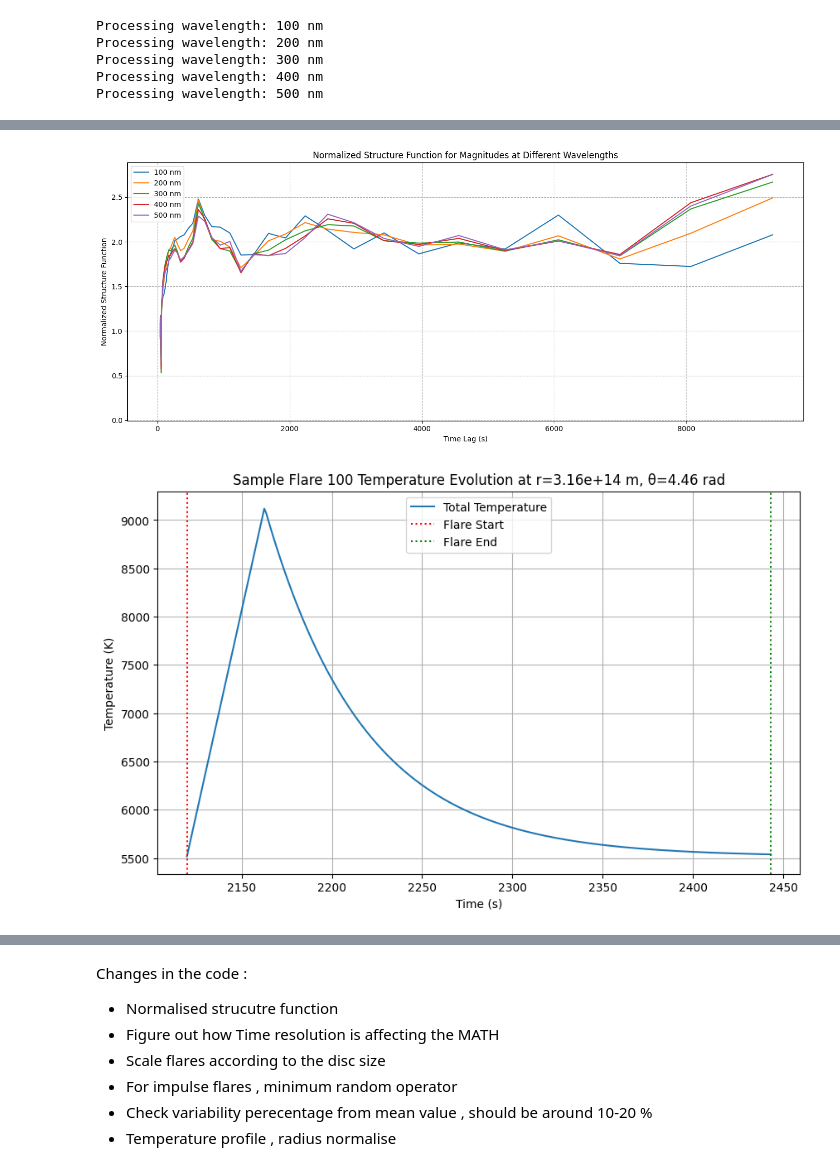
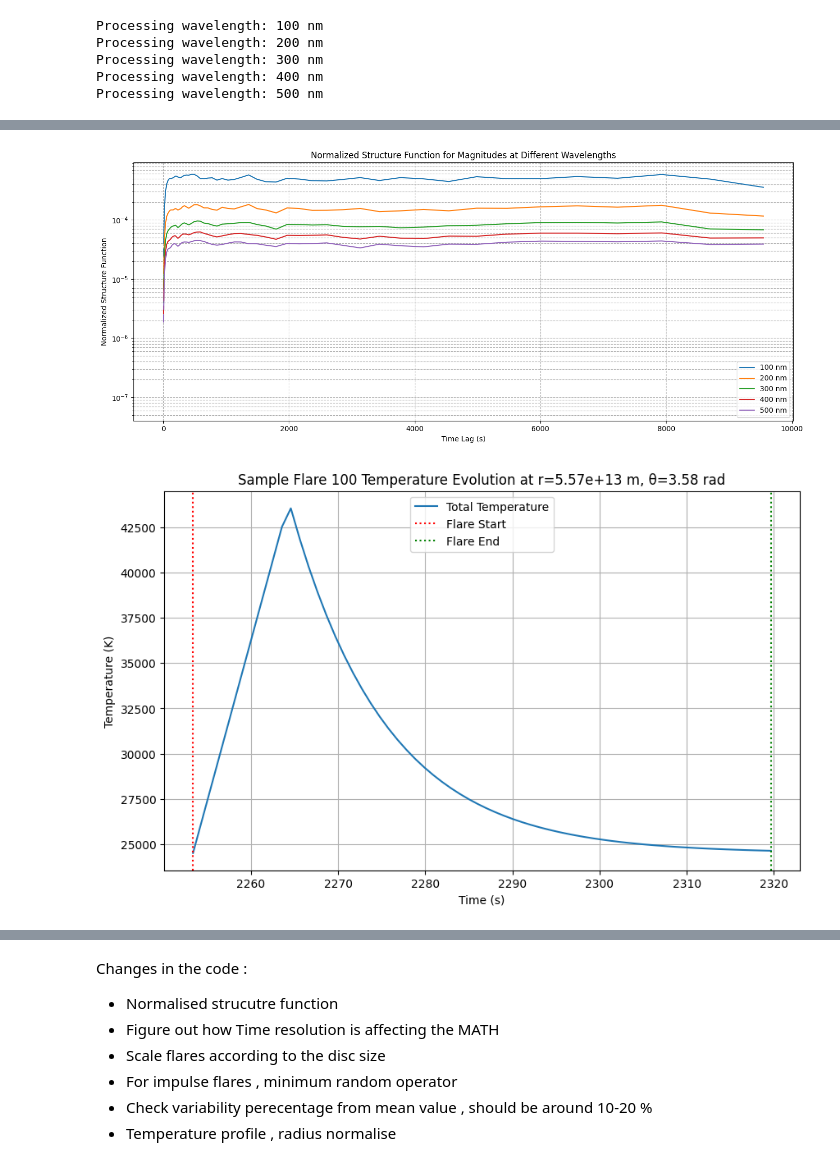
Before and after one commit to 221Shaurya/AGN_variability, a Jupyter notebook: color_evolution.ipynb, the cells around one changed output, grey strips where cells are left out. Cells and saved outputs as stored; diff of their text form; code cells hidden in the pictures.

```diff
--- a/color_evolution.ipynb
+++ b/color_evolution.ipynb
@@ -16,7 +16,7 @@ h = 6.626e-34       # Planck constant (J·s)
 
 # Black Hole and Accretion Parameters
 M_BH = M_sol * 7e8  # Black hole mass (kg)
-dot_M = 1e23        # Accretion rate (kg/s)
+dot_M = 2e23        # Accretion rate (kg/s) Calculated the correct accretion rate , initially half
 
 # Grid Setup
 num_points = 1000               # Number of radial grid points
@@ -29,7 +29,7 @@ R_out_factor = 100  # Outer radius factor in terms of ISCO
 # Time Setup
 warm_up_time = 200          # Warm-up time (seconds)
 total_simulation_time = 10000  # Total simulation time (seconds)
-time_points = 10000       # Number of time points
+time_points = 1000       # Number of time points
 
 # Flare Parameters
 num_flares = 1000  # Number of flares
@@ -42,8 +42,8 @@ flare_temp_increase_power_law_index = 1.5  # Power-law index
 # Flare Durations
 flare_rise_time_min = 10    # Minimum flare rise time (seconds)
 flare_rise_time_max = 50    # Maximum flare rise time (seconds)
-flare_e_folding_time_min = 20  # Minimum e-folding time (seconds)
-flare_e_folding_time_max = 100  # Maximum e-folding time (seconds)
+flare_e_folding_time_min = flare_rise_time_min # Minimum e-folding time (seconds)
+flare_e_folding_time_max = flare_rise_time_max  # Maximum e-folding time (seconds)
 flare_decay_e_folding_multiplicator = 5   # Number of e-folding times in decay phase
 
 # Flare Sizes (Radial and Angular)
@@ -108,7 +111,7 @@ flare_angles = np.random.randint(0, num_angular_sections, size=num_flares)
 flare_rise_times = np.random.randint(flare_rise_time_min, flare_rise_time_max+1, size=num_flares)
 
 # E-folding Times for Exponential Decay (seconds)
-flare_e_folding_times = np.random.randint(flare_e_folding_time_min, flare_e_folding_time_max+1, size=num_flares)
+flare_e_folding_times = flare_rise_times
 
 # Decay Durations
 flare_decay_times = flare_decay_e_folding_multiplicator * flare_e_folding_times
@@ -270,7 +273,7 @@ def compute_color_indices(magnitudes, wavelengths):
 colors = compute_color_indices(magnitudes, wavelengths)
 # %%
 # Cell 24: Plot Normalized Luminosity Over Time
-start_time = 2000   # Start time in seconds
+start_time = 1   # Start time in seconds
 end_time = 8000     # End time in seconds
 
 plt.figure(figsize=(7, 6))
@@ -298,11 +301,12 @@ for i, wavelength in enumerate(wavelengths):
     luminosity_normalized = luminosity_subset / luminosity_subset[0]
 
     # Plot the normalized luminosity
-    plt.plot(times_subset, luminosity_normalized, label=f'{int(wavelength*1e9)} nm')
+    plt.plot(times_subset, luminosity_subset, label=f'{int(wavelength*1e9)} nm')
 
 plt.xlabel('Time (s)')
+plt.yscale('log')
 plt.ylabel('Normalized Luminosity')
-plt.title('Normalized Luminosity Over Time at Different Wavelengths (2000-8000 s)')
+plt.title('Luminosity Over t at Wavelengths t_rise = t_decay correlated')
 plt.legend()
 plt.grid(True)
 plt.tight_layout()
@@ -379,0 +393,21 @@ def compute_normalized_structure_function(magnitude_data, times, num_bins=50, ma
+# %%
+# Cell 27: Plot Normalized Structure Function for All Wavelengths
+
+plt.figure(figsize=(14, 6))
+
+
+for idx, wavelength in enumerate(wavelengths):
+    lag_bins,sf  = compute_normalized_structure_function(magnitudes[idx, :], filtered_times)
+    #print(type(sf_normalized))
+    plt.plot(lag_bins, sf, label=f'{int(wavelength*1e9)} nm')
+
+
+#plt.xscale('log')
+plt.yscale('log')
+plt.xlabel('Time Lag (s)')
+plt.ylabel('Structure Function')
+plt.title('Structure Function for Magnitudes at Different Wavelengths')
+plt.legend()
+plt.grid(True, which='both', ls='--')
+plt.tight_layout()
+plt.show()
@@ -380,23 +416,26 @@ def compute_normalized_structure_function(magnitude_data, times, num_bins=50, ma
 # %%
 # Cell 27: Plot Normalized Structure Function for All Wavelengths
 
 plt.figure(figsize=(14, 6))
 
+
 for idx, wavelength in enumerate(wavelengths):
     lag_bins, sf_normalized = compute_normalized_structure_function(magnitudes[idx, :], filtered_times)
+    #print(type(sf_normalized))
     plt.plot(lag_bins, sf_normalized, label=f'{int(wavelength*1e9)} nm')
 
+
 #plt.xscale('log')
-#plt.yscale('log')
+plt.yscale('log')
 plt.xlabel('Time Lag (s)')
 plt.ylabel('Normalized Structure Function')
 plt.title('Normalized Structure Function for Magnitudes at Different Wavelengths')
 plt.legend()
 plt.grid(True, which='both', ls='--')
 plt.tight_layout()
 plt.show()
 # %% [output]
-[figure, old version]
+[figure, new version]
 # %%
 # Cell 28: Visualize Sample Flare Function (Optional)
 def visualize_sample_flare(i=400):
@@ -453,7 +492,7 @@ def visualize_sample_flare(i=400):
 # Cell 29: Visualize a Sample Flare
 visualize_sample_flare(i=100)
 # %% [output]
-[figure, old version]
+[figure, new version]
 # %%
 # Cell 30: Plot Temperature Profile at a Specific Time
 
```
Also changed, not shown: parts of 6 cells of this notebook, 1 other file.
